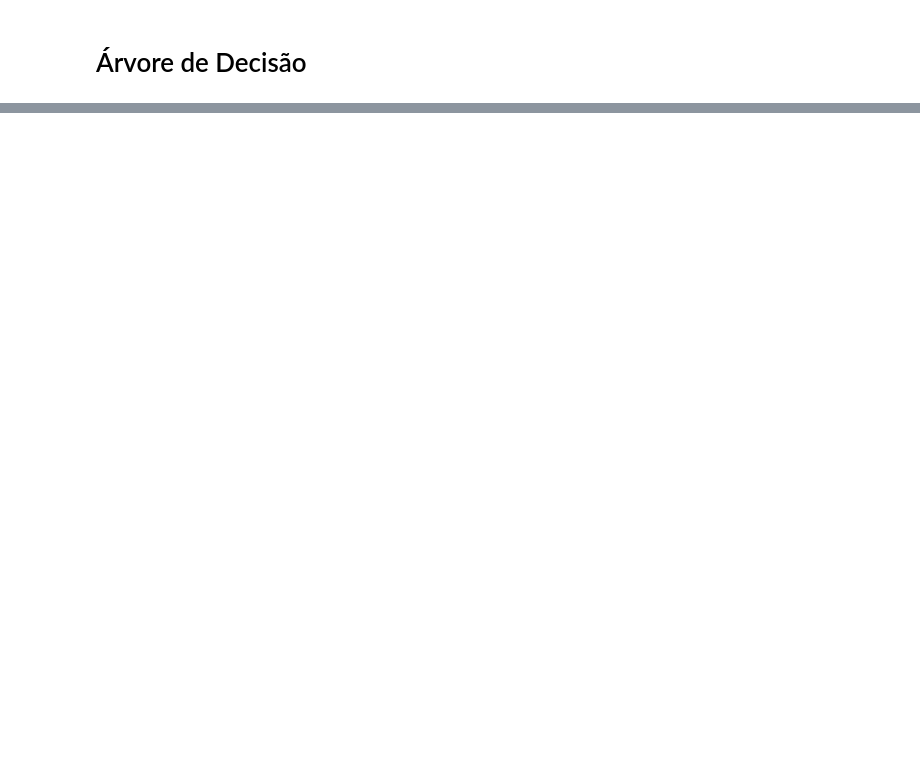
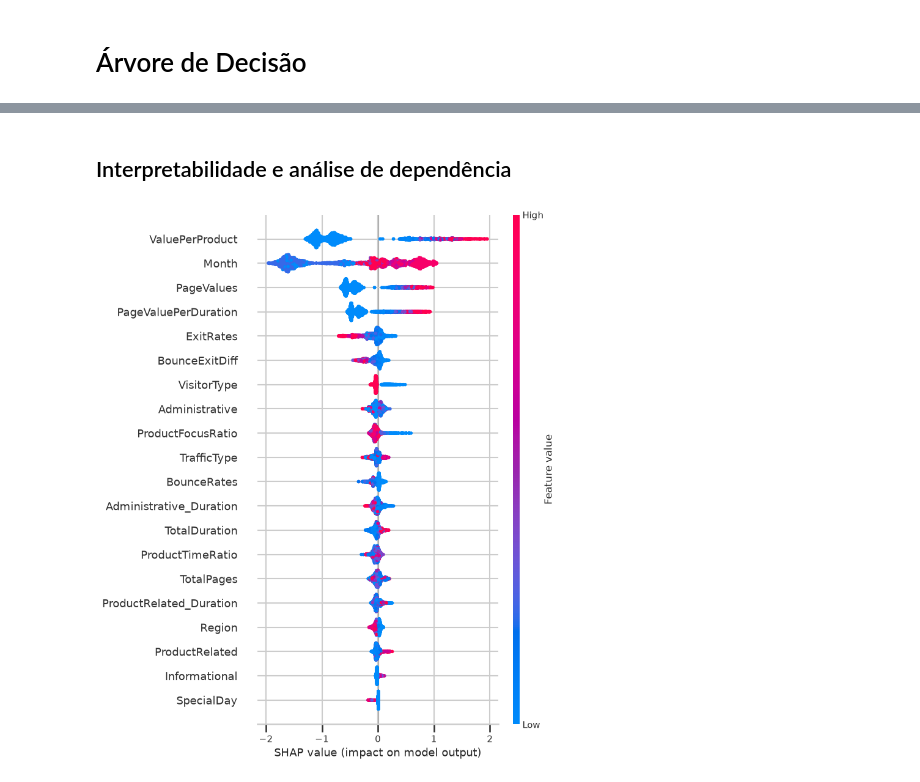
Before and after one commit to EriickHenriique/tech-challenge-2, a Jupyter notebook: notebook.ipynb, the cells around one changed output, grey strips where cells are left out. Cells and saved outputs as stored; diff of their text form; code cells hidden in the pictures; blank space fills up the shorter version.

```diff
--- a/notebook.ipynb
+++ b/notebook.ipynb
@@ -586,7 +671,7 @@ df["PageValuePerDuration"] = (
 df['ProductFocusRatio'] = (df['ProductRelated']/ (df['TotalPages'] + 1))
 # %%
 # ProductTimeRatio é a razão entre o tempo gasto em páginas do tipo produto e o número de páginas do tipo produto
-df['ProductTimeRatio'] = (df['ProductRelated_Duration']* (df['ProductRelated'] + 1))
+df['ProductTimeRatio'] = df['ProductRelated_Duration'] / (df['ProductRelated'] + 1)
 # %%
 # BounceExitDiff é a soma das taxas de saída e rejeição, onde um valor menor está associado a uma maior chance de compra.
 df["BounceExitDiff"] = (
@@ -679,9 +762,10 @@ from sklearn.preprocessing import LabelEncoder
 # %%
-# Encode das colunas categóricas (bool) para númericas
-le = LabelEncoder()
-
-df['Weekend'] = le.fit_transform(df['Weekend'])
-df['Revenue'] = le.fit_transform(df['Revenue'])
+df['Weekend'] = df['Weekend'].astype(int)
+df['Revenue'] = df['Revenue'].astype(int)
+df['OperatingSystems'] = df['OperatingSystems'].astype(int)
+df['Browser'] = df['Browser'].astype(int)
+df['Region'] = df['Region'].astype(int)
+df['TrafficType'] = df['TrafficType'].astype(int)
 # %%
 df.head()
 # %% [output]
@@ -970,21 +1084,0 @@ weighted avg       0.87      0.86      0.87      2441
-# %%
-dt_smote = make_imb_pipeline(
-    SMOTE(random_state=42),
-    DecisionTreeClassifier(random_state=42)
-)
-
-dt_smote.fit(X_train, y_train)
-
-y_pred_dt_smote = dt_smote.predict(X_test)
-
-print("\nDecision Tree with SMOTE Performance:")
-print(f"Accuracy: {accuracy_score(y_test, y_pred_dt_smote):.4f}")
-print(f"Precision: {precision_score(y_test, y_pred_dt_smote):.4f}")
-print(f"Recall: {recall_score(y_test, y_pred_dt_smote):.4f}")
-print(f"F1-Score: {f1_score(y_test, y_pred_dt_smote):.4f}")
-
-print("\nConfusion Matrix:")
-print(confusion_matrix(y_test, y_pred_dt_smote))
-
-print("\nClassification Report:")
-print(classification_report(y_test, y_pred_dt_smote))
@@ -1092,0 +1844,12 @@ Decision Tree (tunada)
+# %% [markdown]
+## Interpretabilidade e análise de dependência
+# %%
+import shap
+
+modelo_xgb = xgb_final.estimator_
+explainer = shap.TreeExplainer(modelo_xgb)
+shap_values = explainer.shap_values(X_test)
+
+shap.summary_plot(shap_values, X_test)
+# %% [output]
+[figure, added]
```
Also changed, not shown: parts of 40 cells of this notebook, 2 other files.
